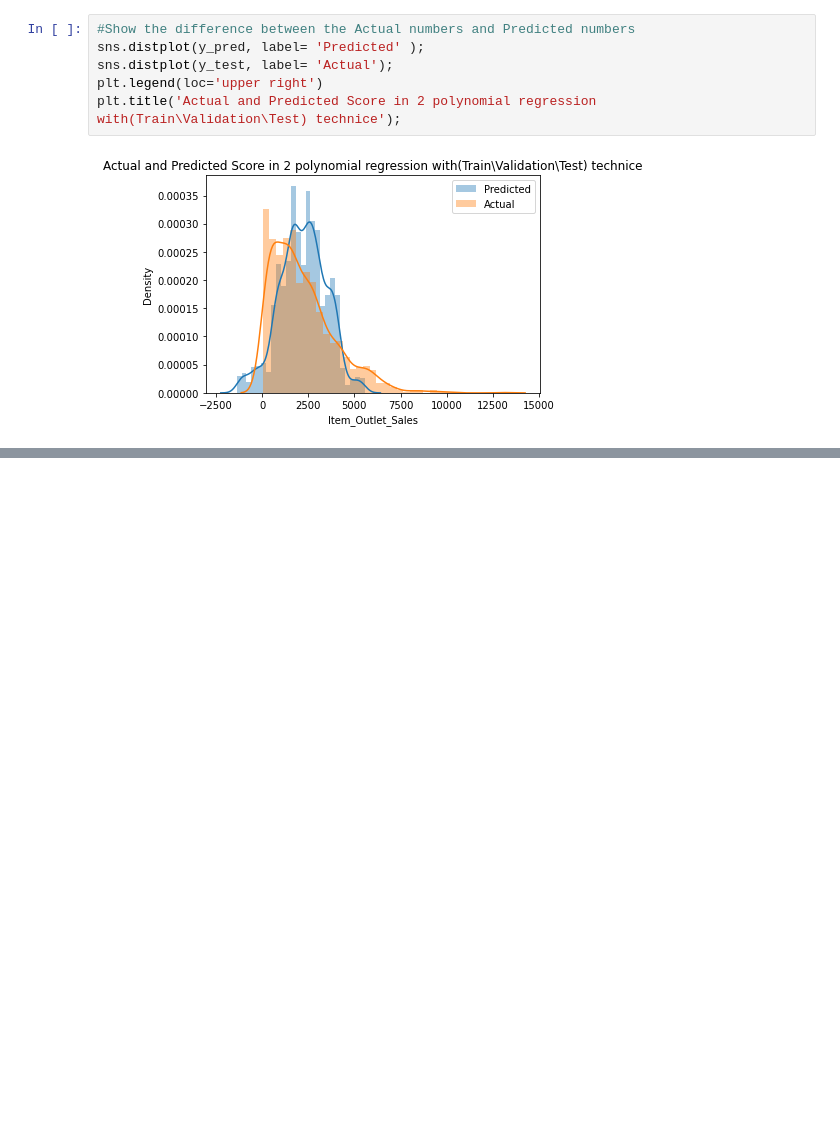
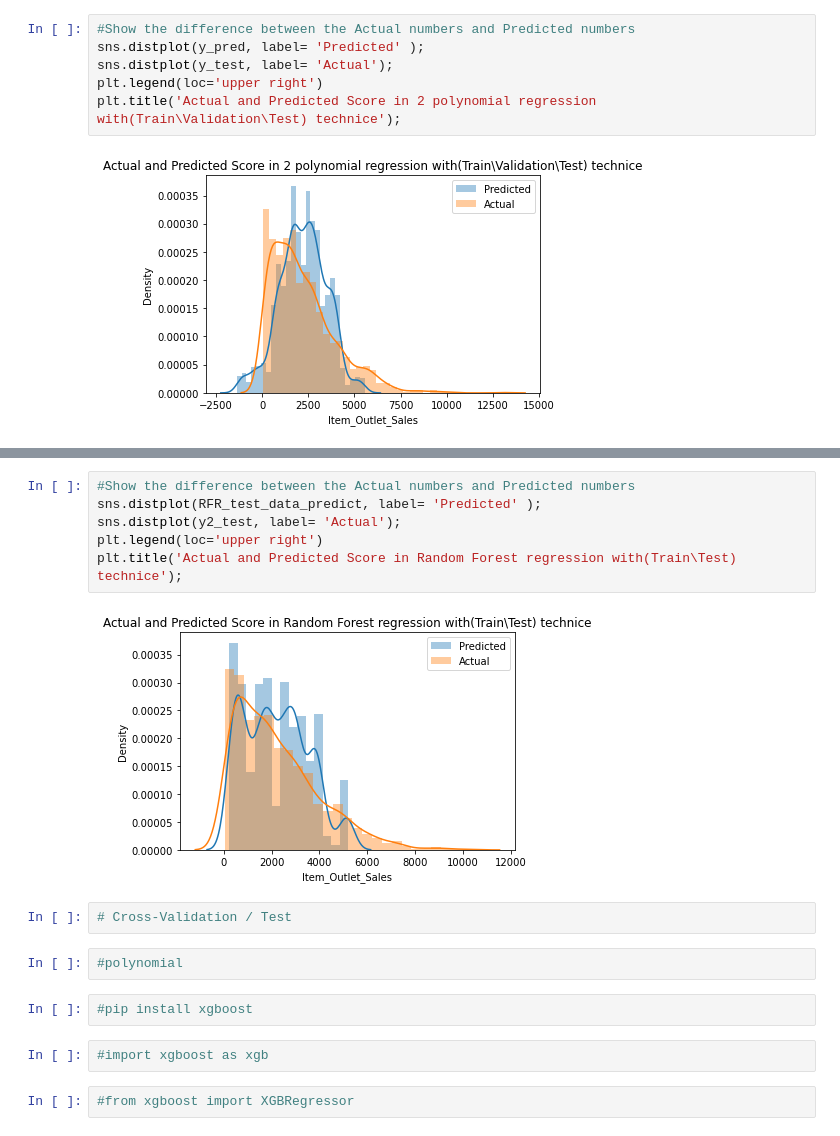
Before and after one commit to tahani321/Tahani-Alshedoukhi, a Jupyter notebook: MyProject-Copy1.ipynb, the cells around one changed output, grey strips where cells are left out. Saved outputs shown, nothing was run; the diff lists cells and outputs as text; blank space fills up the shorter version.

```diff
--- a/MyProject-Copy1.ipynb
+++ b/MyProject-Copy1.ipynb
@@ -786,0 +782,18 @@ Average RandomForestRegressor(max_depth=5, min_samples_leaf=100, n_estimators=20
+# %%
+#Show the difference between the Actual numbers and Predicted numbers
+sns.distplot(RFR_test_data_predict, label= 'Predicted' );
+sns.distplot(y2_test, label= 'Actual');
+plt.legend(loc='upper right')
+plt.title('Actual and Predicted Score in Random Forest regression with(Train\Test) technice');
+# %% [output]
+[figure, added]
+# %%
+# Cross-Validation / Test
+# %%
+#polynomial
+# %%
+#pip install xgboost
+# %%
+#import xgboost as xgb
+# %%
+#from xgboost import XGBRegressor
```
Also changed, not shown: parts of 39 cells of this notebook.
